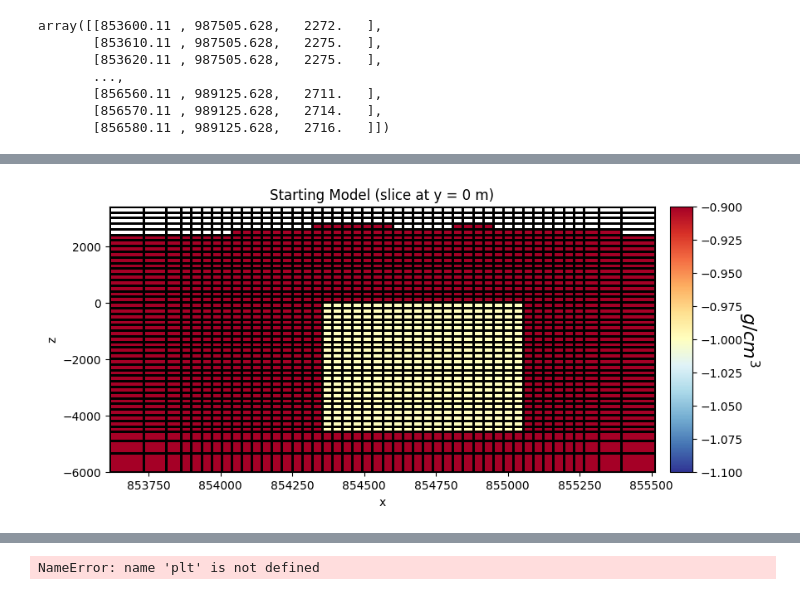
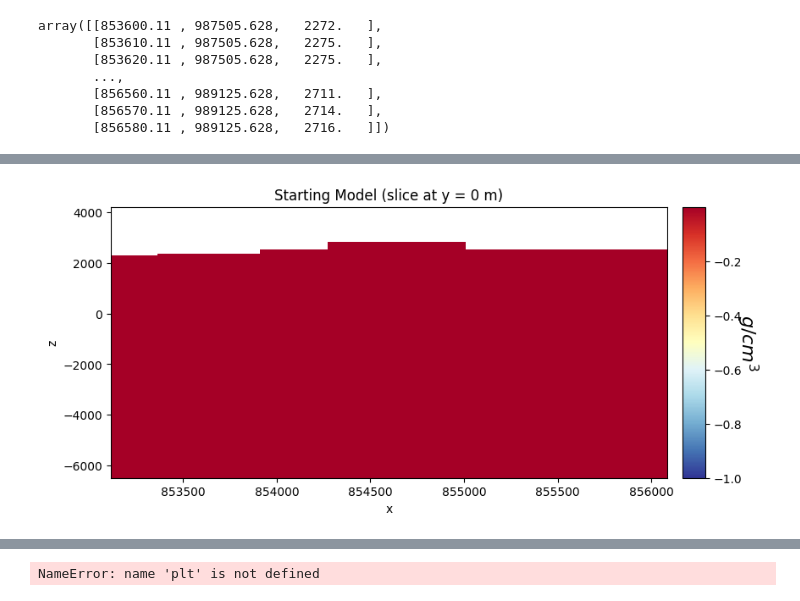
Before and after one commit to GabrielMoreno09/Proyecto_VCM_Modelamiento_Inversion, a Jupyter notebook: Inversion_WLS_dato_real_001_VCM.ipynb, the cells around one changed output, grey strips where cells are left out. Saved outputs shown, nothing was run; the diff lists cells and outputs as text; code cells hidden in the pictures.

```diff
--- a/Inversion_WLS_dato_real_001_VCM.ipynb
+++ b/Inversion_WLS_dato_real_001_VCM.ipynb
@@ -308,7 +310,7 @@ tensor_model_map = maps.IdentityMap(nP=n_tensor_active)  #El modelo consiste en
 # %%
 # Definir y trazar el modelo inicial
 block_density = 1.0
-starting_tensor_model = -1.0 * np.ones(n_tensor_active)
+starting_tensor_model = 1e-6 * np.ones(n_tensor_active)
 # reference_tensor_model = np.zeros_like(starting_tensor_model)
 # %%
 starting_tensor_model
@@ -330,34 +332,34 @@ tensor_plotting_map = maps.InjectActiveCells(mesh, active_tensor_cells, np.nan)
 # %%
 fig = plt.figure(figsize=(9, 4))
 ax1 = fig.add_axes([0.1, 0.1, 0.73, 0.8])
 
 
 # norm = mpl.colors.Normalize(vmin=-0.7, vmax=0.0)
 
 norm = mpl.colors.Normalize(
     vmin=-np.max(np.abs(starting_tensor_model)), vmax=-np.min(np.abs(starting_tensor_model))
     )
 
 mesh.plot_slice(
     tensor_plotting_map * starting_tensor_model,
     normal="Y",
     ax=ax1,
     ind=int(mesh.shape_cells[1] / 2),
-    grid=True,
+    grid=False,
     pcolor_opts={"cmap": mpl.cm.RdYlBu_r, "norm": norm},
 )
 
 ax1.set_title("Starting Model (slice at y = 0 m)")
 
 ax2 = fig.add_axes([0.85, 0.1, 0.03, 0.8])
 cbar = mpl.colorbar.ColorbarBase(
     ax2, norm=norm, orientation="vertical", cmap=mpl.cm.RdYlBu_r
 )
 cbar.set_label("$g/cm^3$", rotation=270, labelpad=15, size=16)
 
 plt.show()
 # %% [output]
-[figure, old version]
+[figure, new version]
 # %%
 #Definimos la física del problema de la gravedad utilizando la clase de simulación.
 simulation_L2 = gravity.simulation.Simulation3DIntegral(
```
Also changed, not shown: parts of 7 cells of this notebook, 1 other file.
